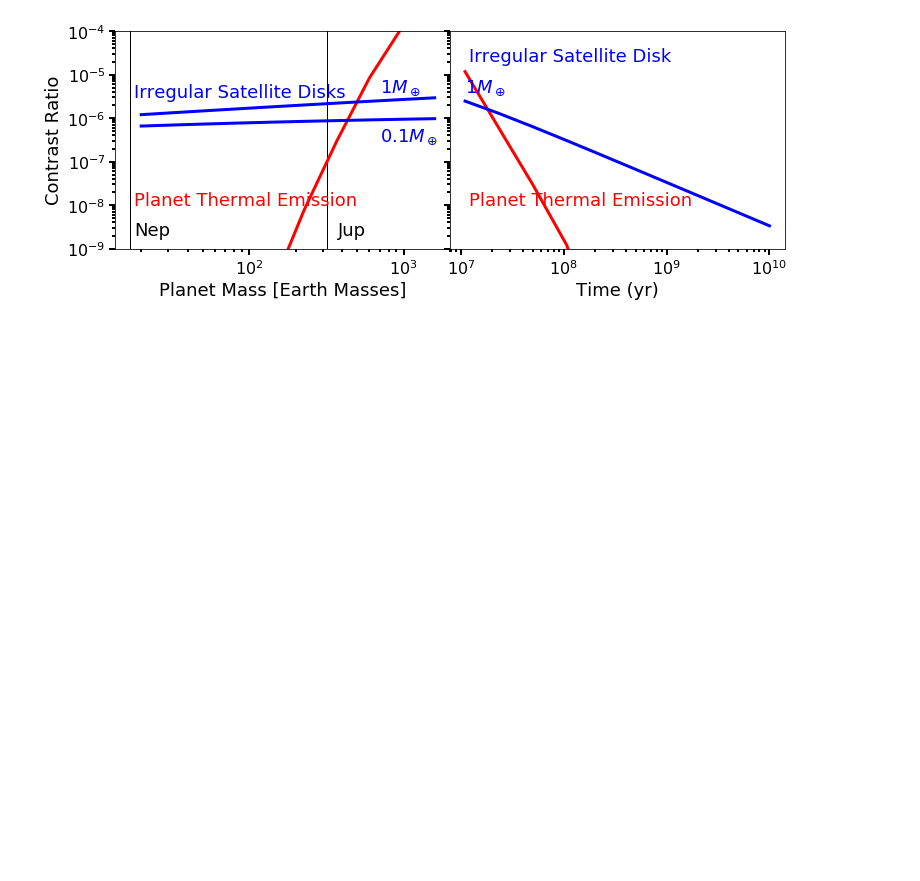
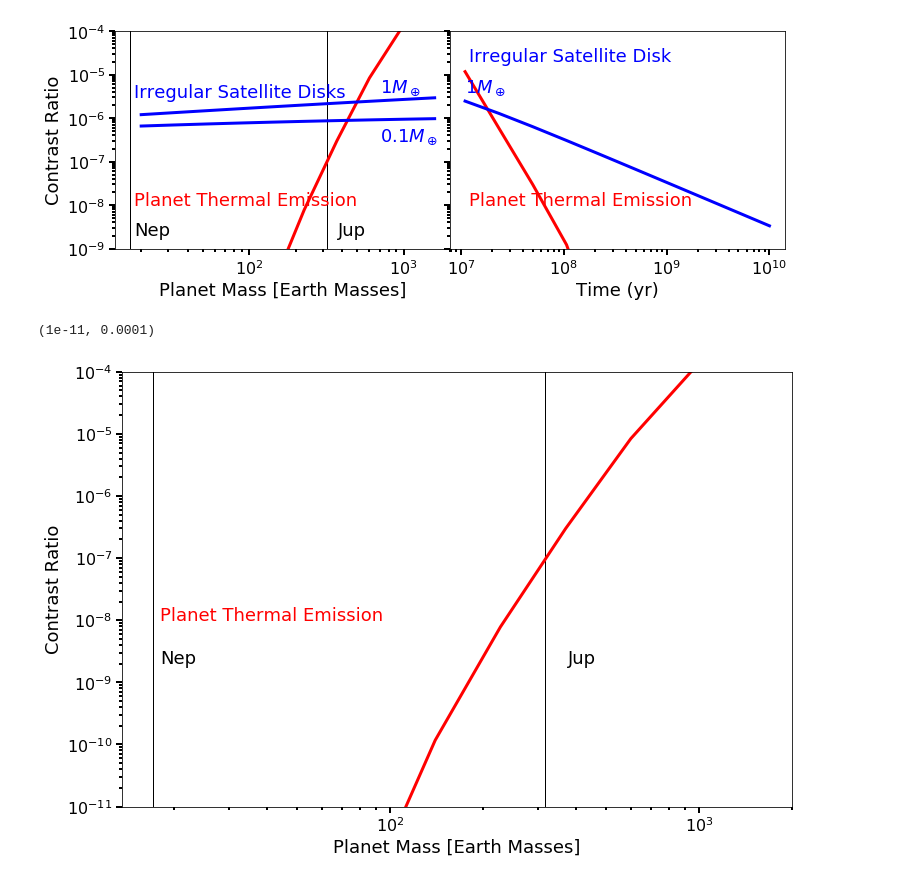
Before and after one commit to LoicNassif/CE-Irregular-Satellites, a Jupyter notebook: jupyter_examples/ContrastRatioScalings.ipynb, the cells around one changed output. Drawn from its saved outputs; the diff is of its cells as text; code cells hidden in the pictures; blank space fills up the shorter version.

```diff
--- a/jupyter_examples/ContrastRatioScalings.ipynb
+++ b/jupyter_examples/ContrastRatioScalings.ipynb
@@ -31,14 +31,16 @@ star = swarms.Star(L=0.023*Lsun, M=0.44*Msun, T=3700, d=46*pc)
 a_plt = 0.7*star.d/pc*AU # middle of GPI FOV
 Mplts = np.logspace(np.log10(20), np.log10(1590), Npts)*Mearth # ~Neptune to 5 Mj
 CRs = np.zeros(Npts)
-CR1, CR01 = np.zeros(Npts), np.zeros(Npts)
+CR1, CR2, CR4 = np.zeros(Npts), np.zeros(Npts), np.zeros(Npts)
 for i, M in enumerate(Mplts):
     planet = swarms.Planet(star, M=M, R=None, a=a_plt, Q=0.5, age=age, Z='002')
     CRs[i] = planet.CRthermal(lamb)
     swarm1 = swarms.CollSwarm(star, planet, 1*Mearth, Dt, Dmax, eta, Nstr, Q, correction=True, alpha=1./1.2, age=age)
-    swarm01 = swarms.CollSwarm(star, planet, 0.1*Mearth, Dt, Dmax, eta, Nstr, Q, correction=True, alpha=1./1.2, age=age)
+    swarm2 = swarms.CollSwarm(star, planet, 1.e-2*Mearth, Dt, Dmax, eta, Nstr, Q, correction=True, alpha=1./1.2, age=age)
+    swarm4 = swarms.CollSwarm(star, planet, 1.e-4*Mearth, Dt, Dmax, eta, Nstr, Q, correction=True, alpha=1./1.2, age=age)
     CR1[i] = swarm1.CRscat(g)
-    CR01[i] = swarm01.CRscat(g)
+    CR2[i] = swarm2.CRscat(g)
+    CR4[i] = swarm4.CRscat(g)
 
 # mass = 636 vs time
 Mplt = 636*Mearth
@@ -89,3 +91,30 @@ axarr[1].text(1.1e7, 4.e-6, r"$1 M_\oplus$", color='b', fontsize=18)
 # %% [output]
 Text(1.1e+07,4e-06,'$1 M_\\oplus$')
 [figure]
+# %%
+fig, axarr = plt.subplots(figsize=(12,8))
+
+axarr.loglog(Mplts/Mearth, CRs, 'r')
+#axarr.loglog(Mplts/Mearth, CR1, 'b')
+#axarr.loglog(Mplts/Mearth, CR01, 'b')
+contrast_thresh = 1.e-6
+#ax.hes(contrast_thresh, GPIIWA, GPIOWA, linestyle='--', label="contrast threshold")
+axarr.vlines(17, 1.e-16, 1, lw=1, color='k')
+axarr.vlines(318, 1.e-16, 1, lw=1, color='k')
+
+axarr.text(18, 2.e-9, "Nep", color='k', fontsize=18)
+axarr.text(375, 2.e-9, "Jup", color='k', fontsize=18)
+axarr.text(18, 1.e-8, "Planet Thermal Emission", color='r', fontsize=18)
+#axarr.text(18, 3.e-6, "Irregular Satellite Disks", color='b', fontsize=18)
+#axarr.text(700, 4.e-6, r"$1 M_\oplus$", color='b', fontsize=18)
+#axarr.text(700, 3.e-7, r"$0.1 M_\oplus$", color='b', fontsize=18)
+#axarr[0].text(700, 3.e-8, r"$0.01 M_\oplus$", color='b', fontsize=18)
+#axarr[0].set_title("              M2 star at 45 pc", fontsize=24)
+axarr.set_xlabel("Planet Mass [Earth Masses]", fontsize=18)
+axarr.set_ylabel("Contrast Ratio", fontsize=18)
+axarr.set_yscale('log')
+axarr.set_xscale('log')
+axarr.set_ylim([1e-11, 1e-4])
+# %% [output]
+(1e-11, 0.0001)
+[figure, added]
```
Also changed, not shown: parts of 8 cells of this notebook, 5 other files.
